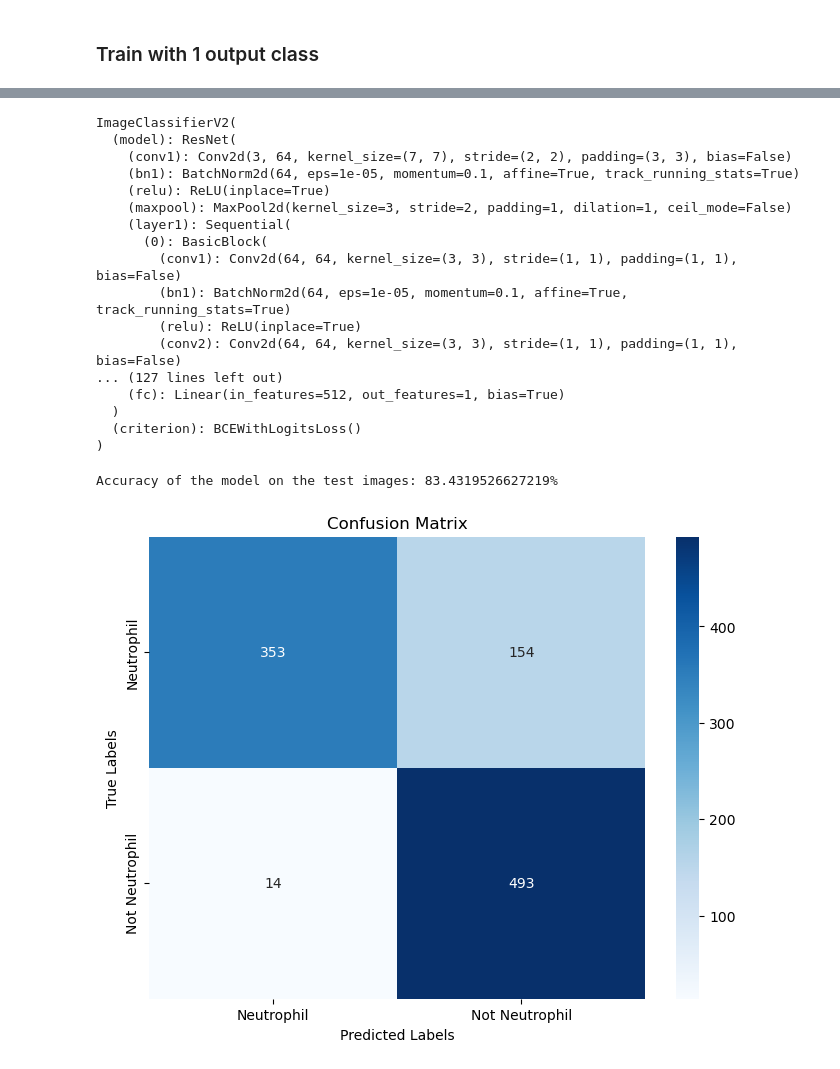
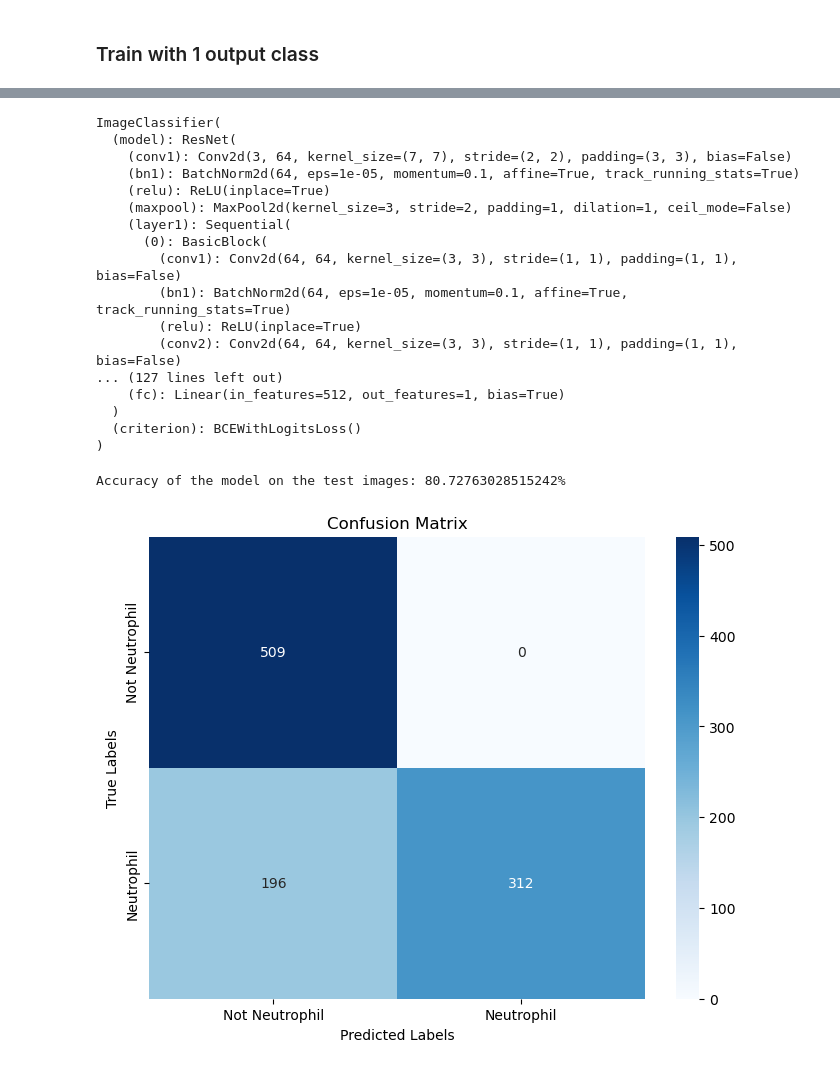
Before and after one commit to Marcusnsr/Bachelor, a Jupyter notebook: Neutrophile_Classifier.ipynb, the cells around one changed output, grey strips where cells are left out. Drawn from its saved outputs; the diff is of its cells as text; code cells hidden in the pictures.

```diff
--- a/Neutrophile_Classifier.ipynb
+++ b/Neutrophile_Classifier.ipynb
@@ -299,12 +300,17 @@ from tqdm import tqdm
 ### Train with 1 output class
 # %%
 class ImageClassifier(pl.LightningModule):
-    def __init__(self, num_classes):
+    def __init__(self, num_classes, pos_weight=None):
         super().__init__()
         self.model = models.resnet34(pretrained=True)
         num_ftrs = self.model.fc.in_features
         self.model.fc = torch.nn.Linear(num_ftrs, num_classes)
-        self.criterion = torch.nn.BCEWithLogitsLoss()  # Use Binary Cross-Entropy Loss with logits
+        # Set up the weighted BCE Loss
+        if pos_weight is not None:
+            pos_weight = torch.tensor([pos_weight])
+            self.criterion = torch.nn.BCEWithLogitsLoss(pos_weight=pos_weight)
+        else:
+            self.criterion = torch.nn.BCEWithLogitsLoss()
 
     def forward(self, x):
         return self.model(x).squeeze(1)  # Use squeeze to remove unnecessary dimensions
@@ -368,3 +374,20 @@ class ImageDataModule(pl.LightningDataModule):
     def val_dataloader(self):
         # No sampler for validation data
         return DataLoader(self.val_dataset, batch_size=self.batch_size, shuffle=False)
+# %%
+# Test class imbalance (if sampler works)
+data_module = ImageDataModule(data_dir='data/train', batch_size=32, num_classes=1)
+data_module.setup()
+
+# Initialize class_count for all classes present in the dataset
+class_count = {class_label: 0 for class_label in range(len(data_module.train_dataset.dataset.classes))}
+
+# Get several batches from the train dataloader and count class frequencies
+num_batches = 5000
+for batch in itertools.islice(data_module.train_dataloader(), num_batches):
+    _, labels = batch
+    for label in labels:
+        class_count[label.item()] += 1  # label.item() should now definitely be in class_count
+
+# Print out the class counts to see the sampling distribution
+print(class_count)
@@ -416,7 +436,7 @@ model = ImageClassifier(num_classes=num_classes)
 model.load_state_dict(torch.load('models/neutrophil_classifier.pth'))
 model.eval()
 # %% [output]
-ImageClassifierV2(
+ImageClassifier(
   (model): ResNet(
     (conv1): Conv2d(3, 64, kernel_size=(7, 7), stride=(2, 2), padding=(3, 3), bias=False)
     (bn1): BatchNorm2d(64, eps=1e-05, momentum=0.1, affine=True, track_running_stats=True)
@@ -433,17 +453,17 @@ ImageClassifierV2(
   )
   (criterion): BCEWithLogitsLoss()
 )
+# %%
+test_data = datasets.ImageFolder(root='data/test', transform=data_module.transform)
+test_loader = DataLoader(test_data, batch_size=32, shuffle=False)
 # %%
-test_data = datasets.ImageFolder(root='datav2/test', transform=data_module.transform)
-test_loader = DataLoader(test_data, batch_size=32, shuffle=False)
-
 # Set the model to evaluation mode
 model.eval()
 
 # Initialize variables for accuracy calculation
 correct = 0
 total = 0
-threshold = 0.99
+threshold = 0.1
 
 # Evaluate the model for accuracy
 with torch.no_grad():
@@ -452,40 +472,40 @@ with torch.no_grad():
         probabilities = torch.sigmoid(outputs)
         predicted = (probabilities >= threshold).float()
         # Ensure labels tensor is properly shaped for comparison
-        labels = labels.view_as(predicted)  # Adjust this line as needed
+        labels = labels.view_as(predicted)
         total += labels.size(0)  # Total number of samples
         correct += (predicted == labels).sum().item()  # Ensure this comparison is valid
 
 # Calculate accuracy
 accuracy = 100 * correct / total
 print(f'Accuracy of the model on the test images: {accuracy}%')
 
 
 # Initialize lists to store all predictions and labels for confusion matrix
 all_preds = []
 all_labels = []
 
 with torch.no_grad():
     for inputs, labels in test_loader:
         outputs = model(inputs)
         probabilities = torch.sigmoid(outputs)
         predicted = (probabilities >= threshold).float().cpu().numpy()
         all_preds.extend(predicted)
         all_labels.extend(labels.float().cpu().numpy())
 
 # Create the confusion matrix
 cm = confusion_matrix(all_labels, all_preds)
 
 # Plotting the confusion matrix
 plt.figure(figsize=(8, 6))
-sns.heatmap(cm, annot=True, fmt='d', cmap='Blues', xticklabels=['Neutrophil','Not Neutrophil'], yticklabels=['Neutrophil','Not Neutrophil'])
+sns.heatmap(cm, annot=True, fmt='d', cmap='Blues', xticklabels=['Not Neutrophil', 'Neutrophil'], yticklabels=['Not Neutrophil', 'Neutrophil'])
 plt.xlabel('Predicted Labels')
 plt.ylabel('True Labels')
 plt.title('Confusion Matrix')
 plt.show()
 # %% [output]
-Accuracy of the model on the test images: 83.4319526627219%
+Accuracy of the model on the test images: 80.72763028515242%
-[figure, old version]
+[figure, new version]
 # %%
 # Set the model to evaluation mode
 model.eval()
```
Also changed, not shown: parts of 6 cells of this notebook, 1 other file.
